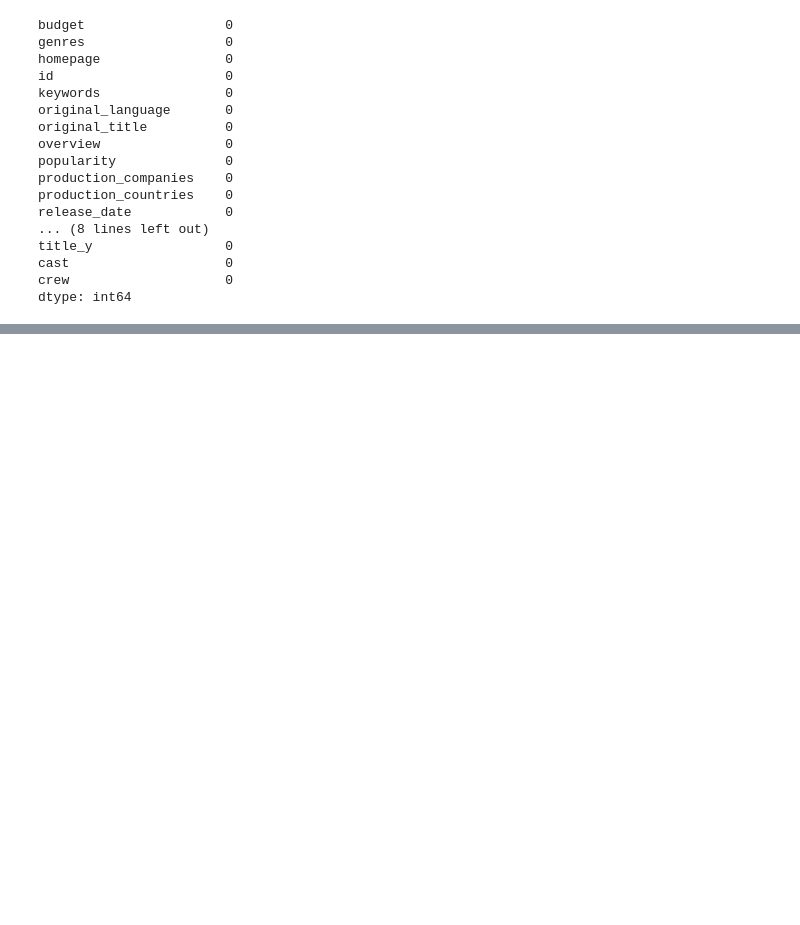
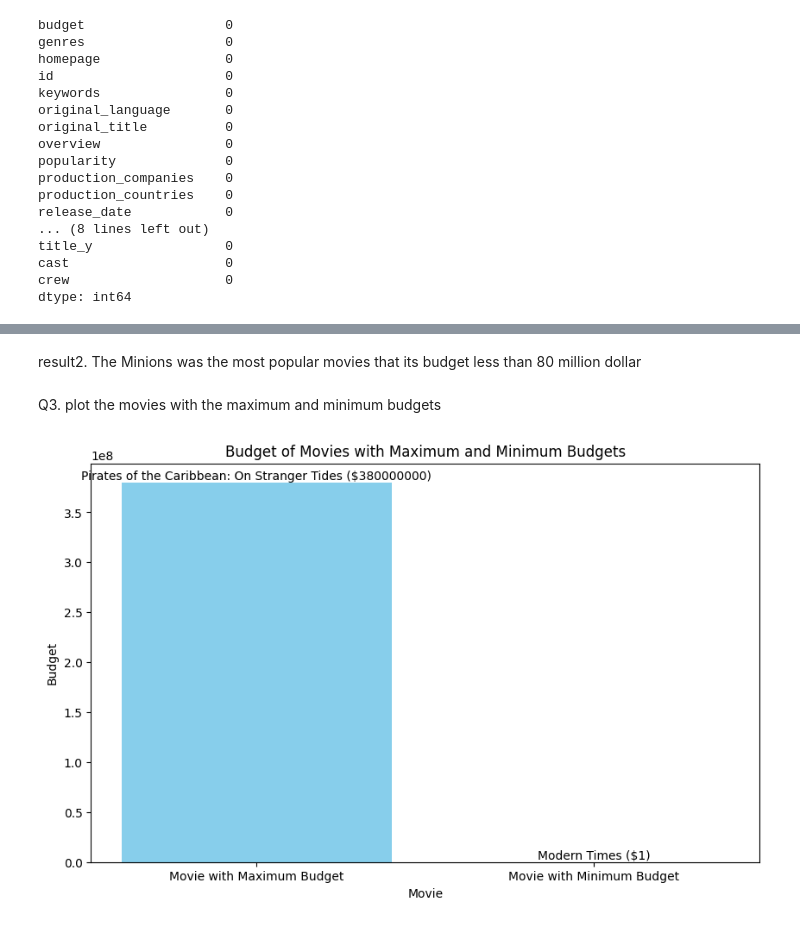
Before and after one commit to monirmo97/TMDB-Movie-Dataset-EDA-Modelling-and-Recommender-System, a Jupyter notebook: TMDB_Movie_Dataset_EDA_Modelling_and_Recommender_System.ipynb, the cells around one changed output, grey strips where cells are left out. Cells and saved outputs as stored; diff of their text form; code cells hidden in the pictures; blank space fills up the shorter version.

```diff
--- a/TMDB_Movie_Dataset_EDA_Modelling_and_Recommender_System.ipynb
+++ b/TMDB_Movie_Dataset_EDA_Modelling_and_Recommender_System.ipynb
@@ -217,0 +267,22 @@ df.info()
+# %% [markdown]
+result2. The Minions was the most popular movies that its budget less than 80 million dollar
+# %% [markdown]
+Q3. plot the movies with the maximum and minimum budgets
+# %%
+# Find the movie with the minimum budget excluding 0
+min_budget_movie = df[df['budget'] > 0].loc[df[df['budget'] > 0]['budget'].idxmin()]
+max_budget_movie = df.loc[df['budget'].idxmax()]
+# Create a bar plot
+plt.figure(figsize=(10, 6))
+plt.bar(['Movie with Maximum Budget', 'Movie with Minimum Budget'], [max_budget_movie['budget'], min_budget_movie['budget']], color=['skyblue', 'red'])
+plt.xlabel('Movie')
+plt.ylabel('Budget')
+plt.title('Budget of Movies with Maximum and Minimum Budgets')
+
+# Add annotations for movie names and budgets
+plt.text(0, max_budget_movie['budget'], f"{max_budget_movie['original_title']} (${max_budget_movie['budget']})", ha='center', va='bottom')
+plt.text(1, min_budget_movie['budget'], f"{min_budget_movie['original_title']} (${min_budget_movie['budget']})", ha='center', va='bottom')
+
+plt.show()
+# %% [output]
+[figure, added]
```
Also changed, not shown: parts of 35 cells of this notebook.
